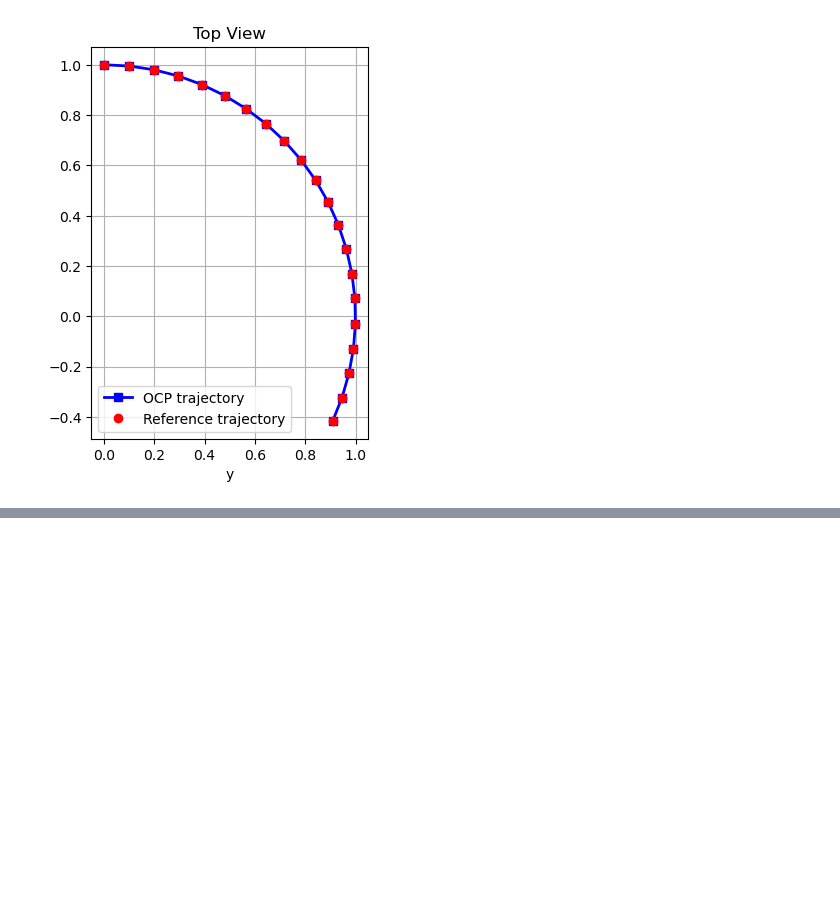
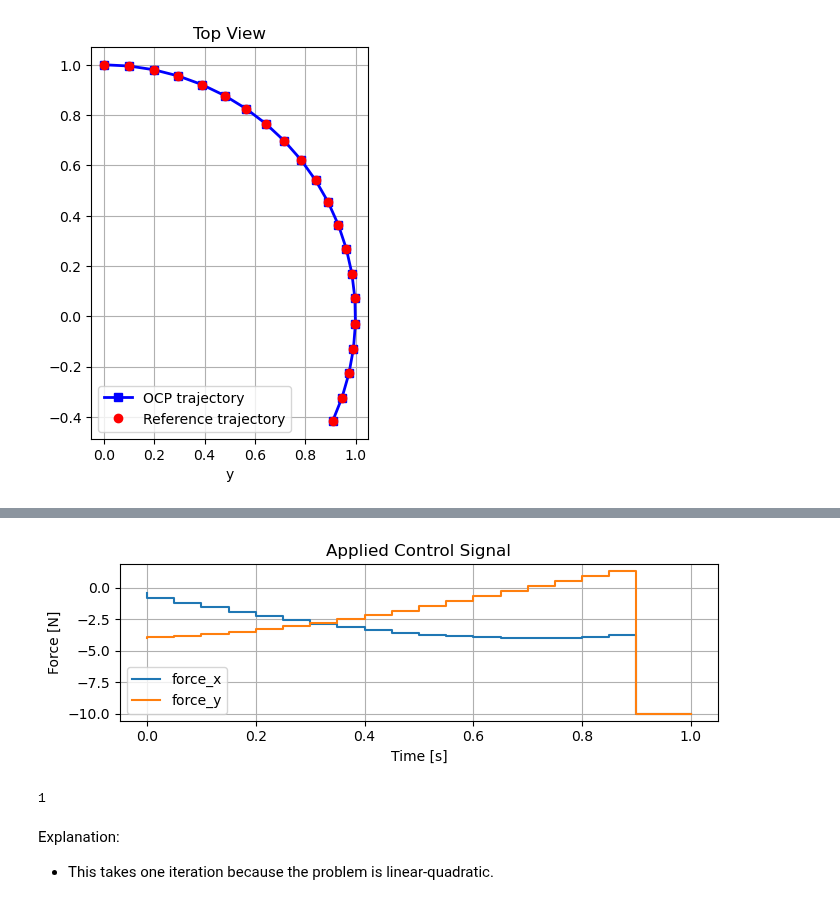
Before and after one commit to billtubbs/casadi-examples, a Jupyter notebook: 9-Time-Optimal-Control.ipynb, the cells around one changed output, grey strips where cells are left out. Drawn from its saved outputs; the diff is of its cells as text; code cells hidden in the pictures; blank space fills up the shorter version.

```diff
--- a/9-Time-Optimal-Control.ipynb
+++ b/9-Time-Optimal-Control.ipynb
@@ -300,0 +376,17 @@ tracking_rmse
+# %%
+usol = sol.value(U)
+make_control_signal_plot(usol)
+plt.tight_layout()
+filename = f'toc_sol_1_2_control.pdf'
+plt.savefig(os.path.join(plot_dir, filename))
+plt.show()
+# %% [output]
+[figure, added]
+# %%
+# Number of SQP iterations
+sol.stats()['iter_count']
+# %% [output]
+1
+# %% [markdown]
+Explanation:
+ - This takes one iteration because the problem is linear-quadratic.
```
Also changed, not shown: parts of 14 cells of this notebook.
